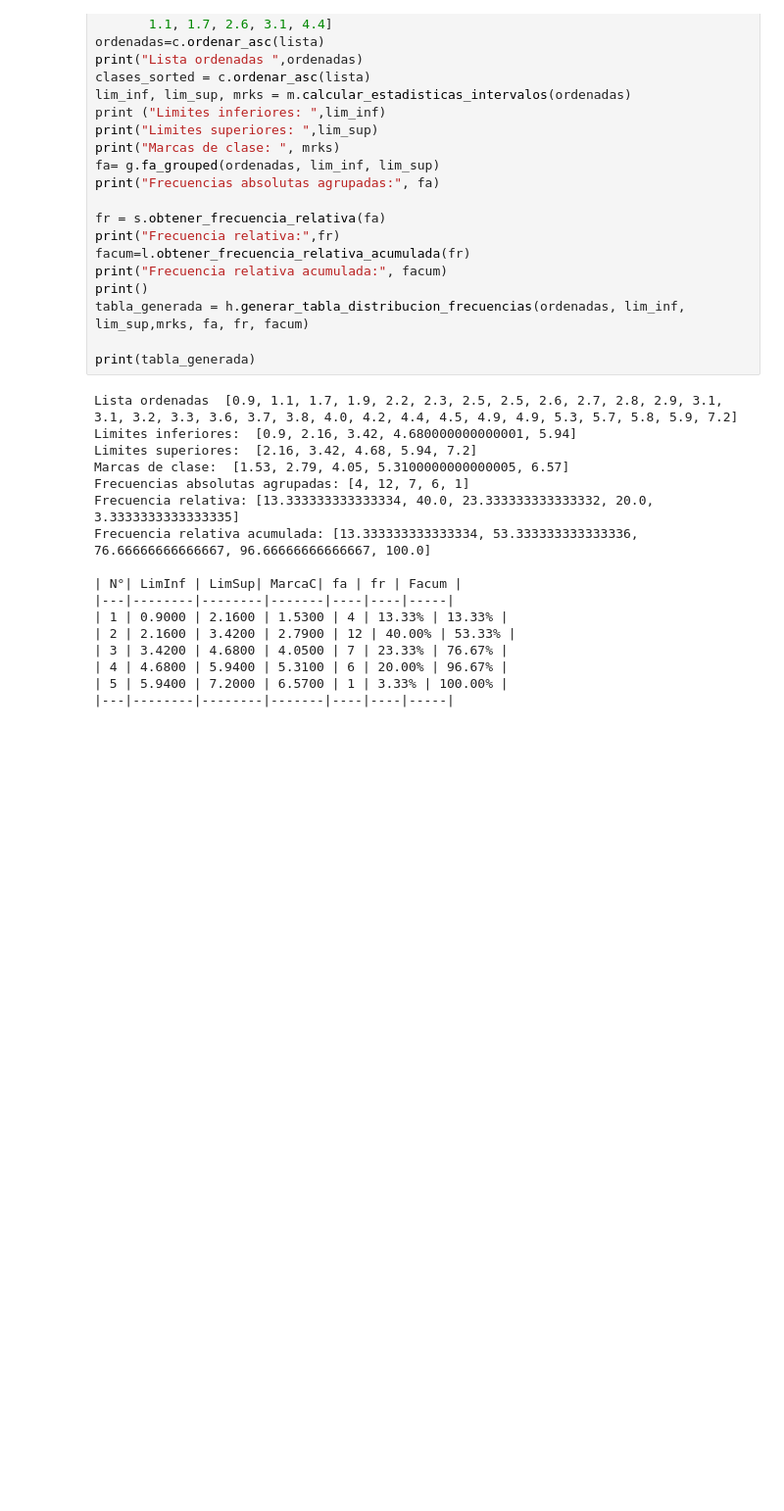
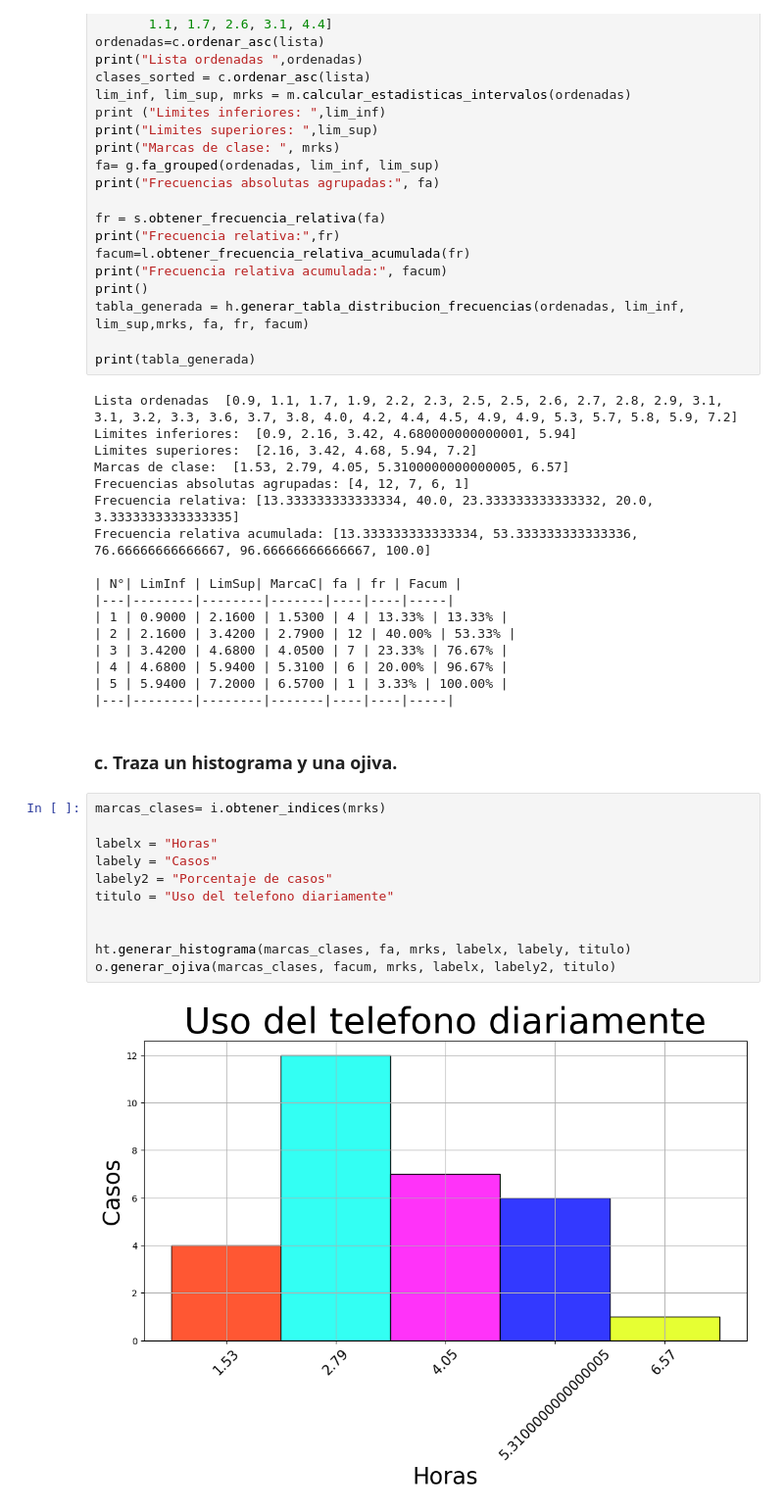
Before and after one commit to AbrahamCalva/ACVerano2024T1, a Jupyter notebook: ejercicios.ipynb, the cells around one changed output. Shown at 98% size. Saved outputs shown, nothing was run; the diff lists cells and outputs as text; blank space fills up the shorter version.

```diff
--- a/ejercicios.ipynb
+++ b/ejercicios.ipynb
@@ -71,3 +71,18 @@ Frecuencia relativa acumulada: [13.333333333333334, 53.333333333333336, 76.66666
 | 4 | 4.6800 | 5.9400 | 5.3100 | 6 | 20.00% | 96.67% |
 | 5 | 5.9400 | 7.2000 | 6.5700 | 1 | 3.33% | 100.00% |
 |---|--------|--------|-------|----|----|-----|
+# %% [markdown]
+### c. Traza un histograma y una ojiva.
+# %%
+marcas_clases= i.obtener_indices(mrks)
+
+labelx = "Horas"
+labely = "Casos"
+labely2 = "Porcentaje de casos"
+titulo = "Uso del telefono diariamente"
+
+
+ht.generar_histograma(marcas_clases, fa, mrks, labelx, labely, titulo)
+o.generar_ojiva(marcas_clases, facum, mrks, labelx, labely2, titulo)
+# %% [output]
+[figure, added]
```
Also changed, not shown: parts of 2 cells of this notebook.
